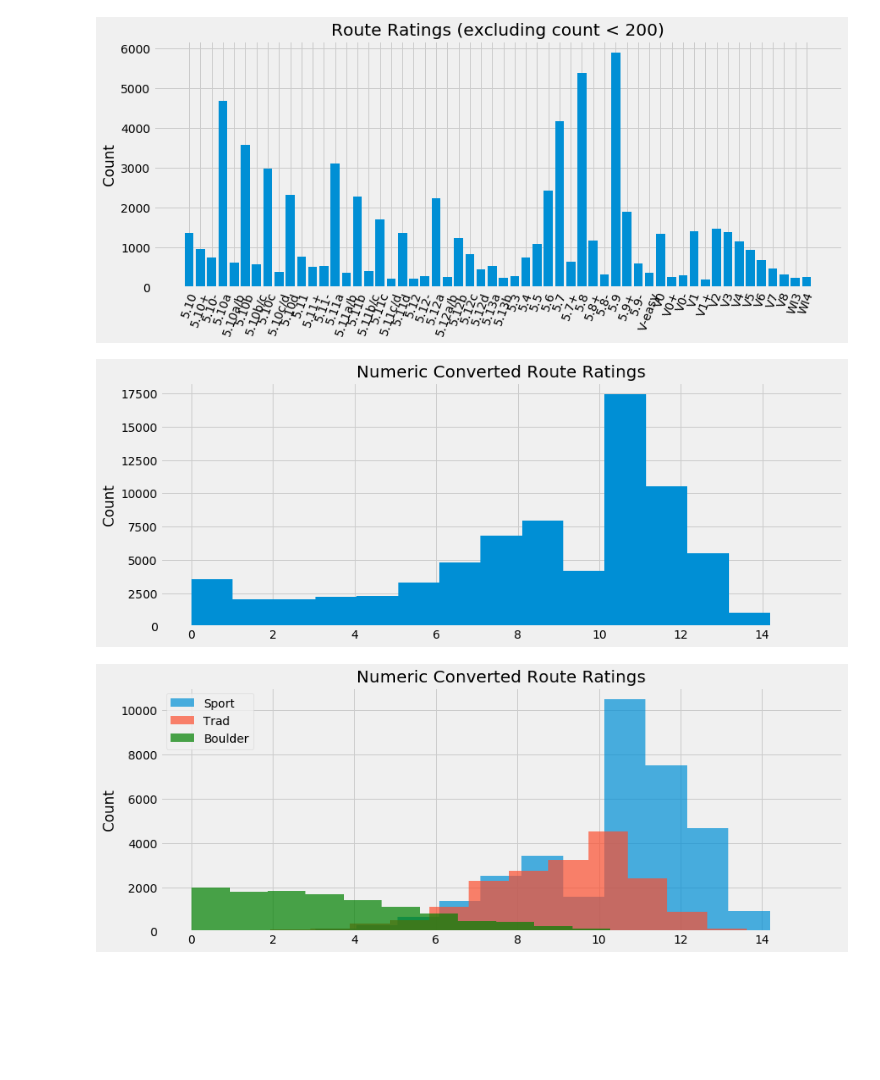
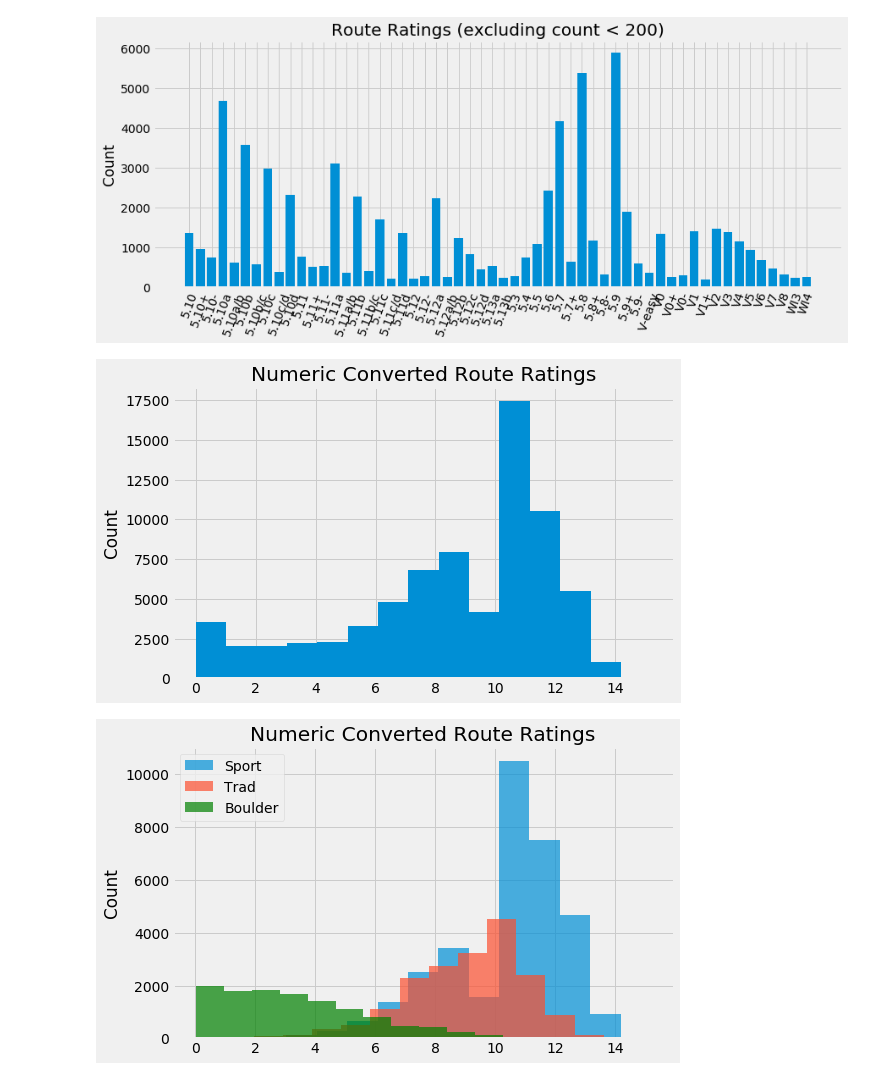
Before and after one commit to redwin21/trad-vs-sport, a Jupyter notebook: analysis/eda.ipynb, the cells around one changed output. Drawn from its saved outputs; the diff is of its cells as text; code cells hidden in the pictures; blank space fills up the shorter version.

```diff
--- a/analysis/eda.ipynb
+++ b/analysis/eda.ipynb
@@ -39,28 +40,30 @@ ax.set_title('Route Ratings (excluding count < 200)');
 # %%
 routes_no_nan = routes[
     (routes['base_rating'].str.startswith('5', na=False))
     | (routes['base_rating'].str.startswith('V', na=False))]
 
-fig, ax = plt.subplots(figsize=(13,5))
+fig, ax = plt.subplots(figsize=(8,5))
 ax.hist(routes_no_nan['num_rating'], bins=15);
 ax.set_ylabel('Count');
 ax.set_title('Numeric Converted Route Ratings');
 # %% [output]
-[figure, old version]
+[figure, new version]
 # %%
 sport_ratings = routes_no_nan[routes_no_nan['type'] == 'Sport']['num_rating']
 trad_ratings = routes_no_nan[routes_no_nan['type'] == 'Trad']['num_rating']
 boulder_ratings = routes_no_nan[routes_no_nan['type'] == 'Boulder']['num_rating']
 
-fig, ax = plt.subplots(figsize=(13,5))
-ax.hist(sport_ratings, bins=15, alpha=.7);
-ax.hist(trad_ratings, bins=15, alpha=.7);
-ax.hist(boulder_ratings, bins=15, alpha=.7, color='g');
+bins = 15
+alpha = .7
+fig, ax = plt.subplots(figsize=(8,5))
+ax.hist(sport_ratings, bins=bins, alpha=alpha);
+ax.hist(trad_ratings, bins=bins, alpha=alpha);
+ax.hist(boulder_ratings, bins=bins, alpha=alpha, color='g');
 ax.set_ylabel('Count');
 ax.set_title('Numeric Converted Route Ratings');
 ax.legend(['Sport','Trad','Boulder'],loc='upper left');
 # %% [output]
-[figure, old version]
+[figure, new version]
 # %%
 trad_stars = routes[routes['type'] == 'Trad'].groupby('stars').sum()['star_votes']
 sport_stars = routes[routes['type'] == 'Sport'].groupby('stars').sum()['star_votes']
```
Also changed, not shown: parts of 16 cells of this notebook.
